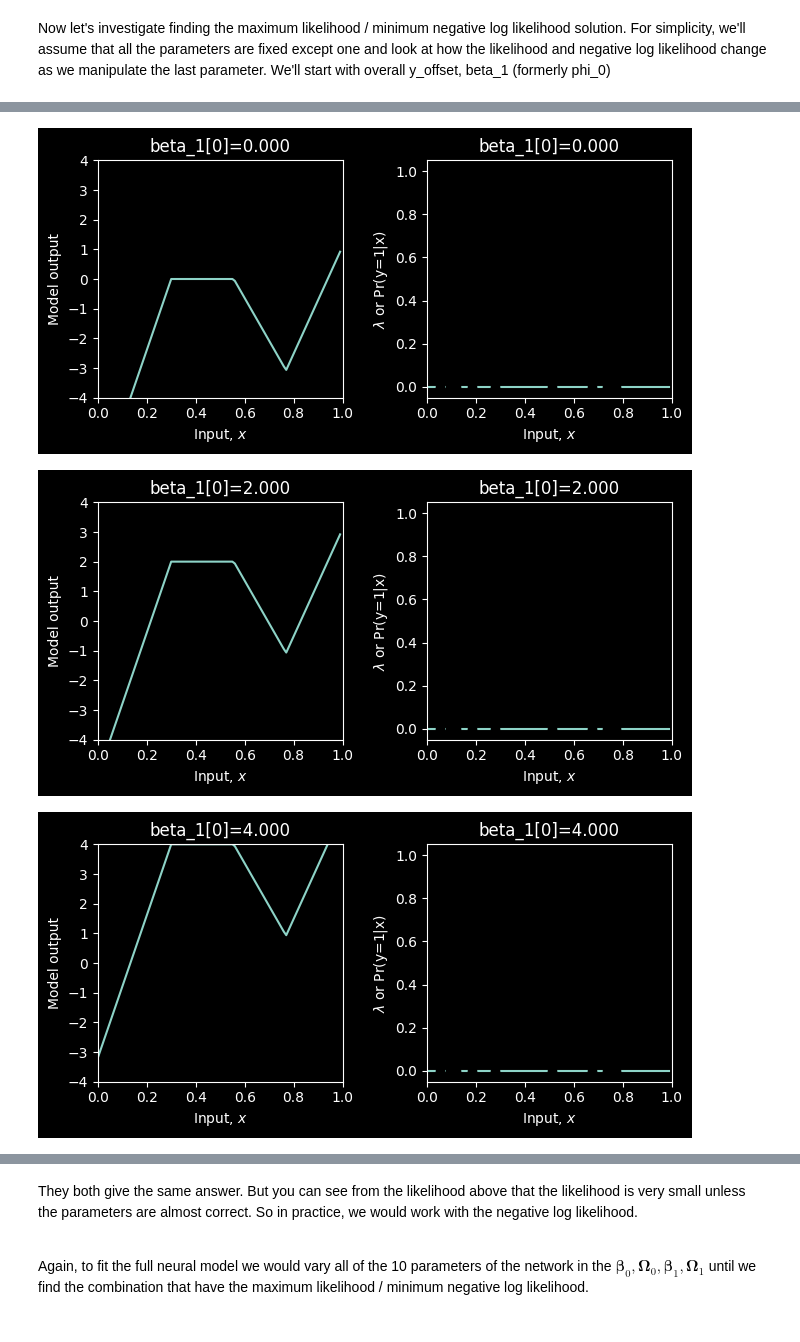
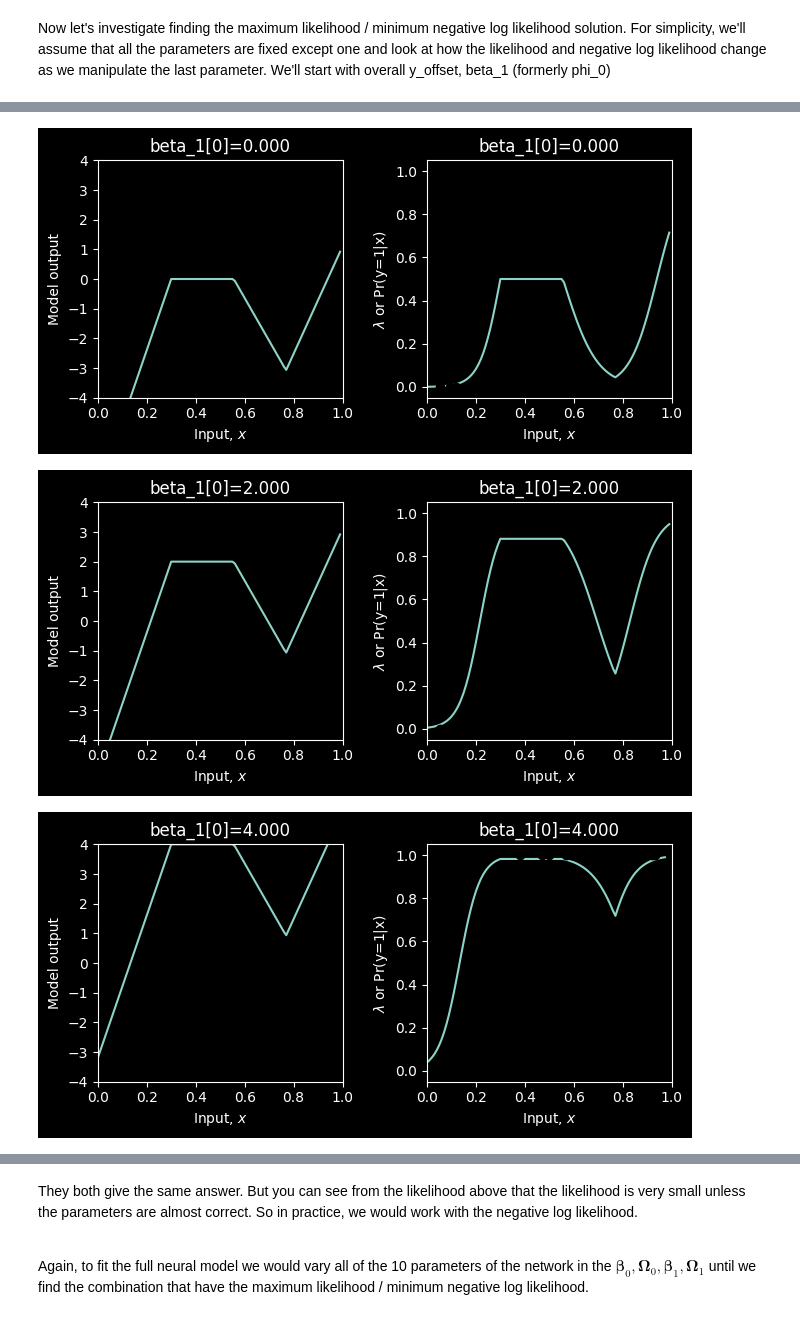
Before and after one commit to Renef13/aula7_notebooks_FuncaoLoss, a Jupyter notebook: Aula7_2_Binary_Cross_Entropy_Loss.ipynb, the cells around one changed output, grey strips where cells are left out. Drawn from its saved outputs; the diff is of its cells as text; code cells hidden in the pictures.

```diff
--- a/Aula7_2_Binary_Cross_Entropy_Loss.ipynb
+++ b/Aula7_2_Binary_Cross_Entropy_Loss.ipynb
@@ -109,10 +120,10 @@ The left is model output and the right is the model output after the sigmoid has
 # %%
 # Return probability under Bernoulli distribution for observed class y
 def bernoulli_distribution(y, lambda_param):
-    # TODO-- write in the equation for the Bernoulli distribution
+    # resolvido-- write in the equation for the Bernoulli distribution
     # Equation 5.17 from the notes (you will need np.power)
     # Replace the line below
-    prob = np.zeros_like(y)
+    prob = np.power(lambda_param, y) * np.power(1 - lambda_param, 1 - y)
 
     return prob
 # %%
@@ -154,12 +166,13 @@ This is why we use negative log likelihood
 # %%
 # Return the negative log likelihood of the data under the model
 def compute_negative_log_likelihood(y_train, lambda_param):
-  # TODO -- compute the likelihood of the data -- don't use the likelihood function above -- compute the negative sum of the log probabilities
-  # You will need np.sum(), np.log()
-  # Replace the line below
-  nll = 0
+    # resolvido -- compute the likelihood of the data -- don't use the likelihood function above -- compute the negative sum of the log probabilities
+    # You will need np.sum(), np.log()
+    # Replace the line below
+    probs = bernoulli_distribution(y_train, lambda_param)
+    nll = - np.sum(np.log(probs))
 
-  return nll
+    return nll
 # %%
 # Let's test this
 beta_0, omega_0, beta_1, omega_1 = get_parameters()
@@ -177,7 +190,7 @@ Correct answer = 9.563639387, Your answer = 0.000000000
 Now let's investigate finding the maximum likelihood / minimum negative log likelihood solution.  For simplicity, we'll assume that all the parameters are fixed except one and look at how the likelihood and negative log likelihood change as we manipulate the last parameter.  We'll start with overall y_offset, beta_1 (formerly phi_0)
 # %%
 # Define a range of values for the parameter
-beta_1_vals = np.arange(-2,6.0,0.1)
+beta_1_vals = np.arange(-2, 6.0, 0.1)
 # Create some arrays to store the likelihoods, negative log likelihoods
 likelihoods = np.zeros_like(beta_1_vals)
 nlls = np.zeros_like(beta_1_vals)
@@ -185,18 +198,19 @@ nlls = np.zeros_like(beta_1_vals)
 # Initialise the parameters
 beta_0, omega_0, beta_1, omega_1 = get_parameters()
 for count in range(len(beta_1_vals)):
-  # Set the value for the parameter
-  beta_1[0,0] = beta_1_vals[count]
-  # Run the network with new parameters
-  model_out = shallow_nn(x_train, beta_0, omega_0, beta_1, omega_1)
-  lambda_train = sigmoid(model_out)
-  # Compute and store the two values
-  likelihoods[count] = compute_likelihood(y_train,lambda_train)
-  nlls[count] = compute_negative_log_likelihood(y_train, lambda_train)
-  # Draw the model for every 20th parameter setting
-  if count % 20 == 0:
-    # Run the model to get values to plot and plot it.
-    model_out = shallow_nn(x_model, beta_0, omega_0, beta_1, omega_1)
-    lambda_model = sigmoid(model_out)
-    plot_binary_classification(x_model, model_out, lambda_model, x_train, y_train, title="beta_1[0]=%3.3f"%(beta_1[0,0]))
+    # Set the value for the parameter
+    beta_1[0, 0] = beta_1_vals[count]
+    # Run the network with new parameters
+    model_out = shallow_nn(x_train, beta_0, omega_0, beta_1, omega_1)
+    lambda_train = sigmoid(model_out)
+    # Compute and store the two values
+    likelihoods[count] = compute_likelihood(y_train, lambda_train)
+    nlls[count] = compute_negative_log_likelihood(y_train, lambda_train)
+    # Draw the model for every 20th parameter setting
+    if count % 20 == 0:
+        # Run the model to get values to plot and plot it.
+        model_out = shallow_nn(x_model, beta_0, omega_0, beta_1, omega_1)
+        lambda_model = sigmoid(model_out)
+        plot_binary_classification(x_model, model_out, lambda_model, x_train, y_train,
+                                   title="beta_1[0]=%3.3f" % (beta_1[0, 0]))
 # %% [output]
@@ -204,6 +218,6 @@ for count in range(len(beta_1_vals)):
-[figure, old version]
+[figure, new version]
-[figure, old version]
+[figure, new version]
-[figure, old version]
+[figure, new version]
 # %%
 # Now let's plot the likelihood and negative log likelihood as a function of the value of the offset beta1
 fig, ax = plt.subplots()
```
Also changed, not shown: parts of 12 cells of this notebook.
